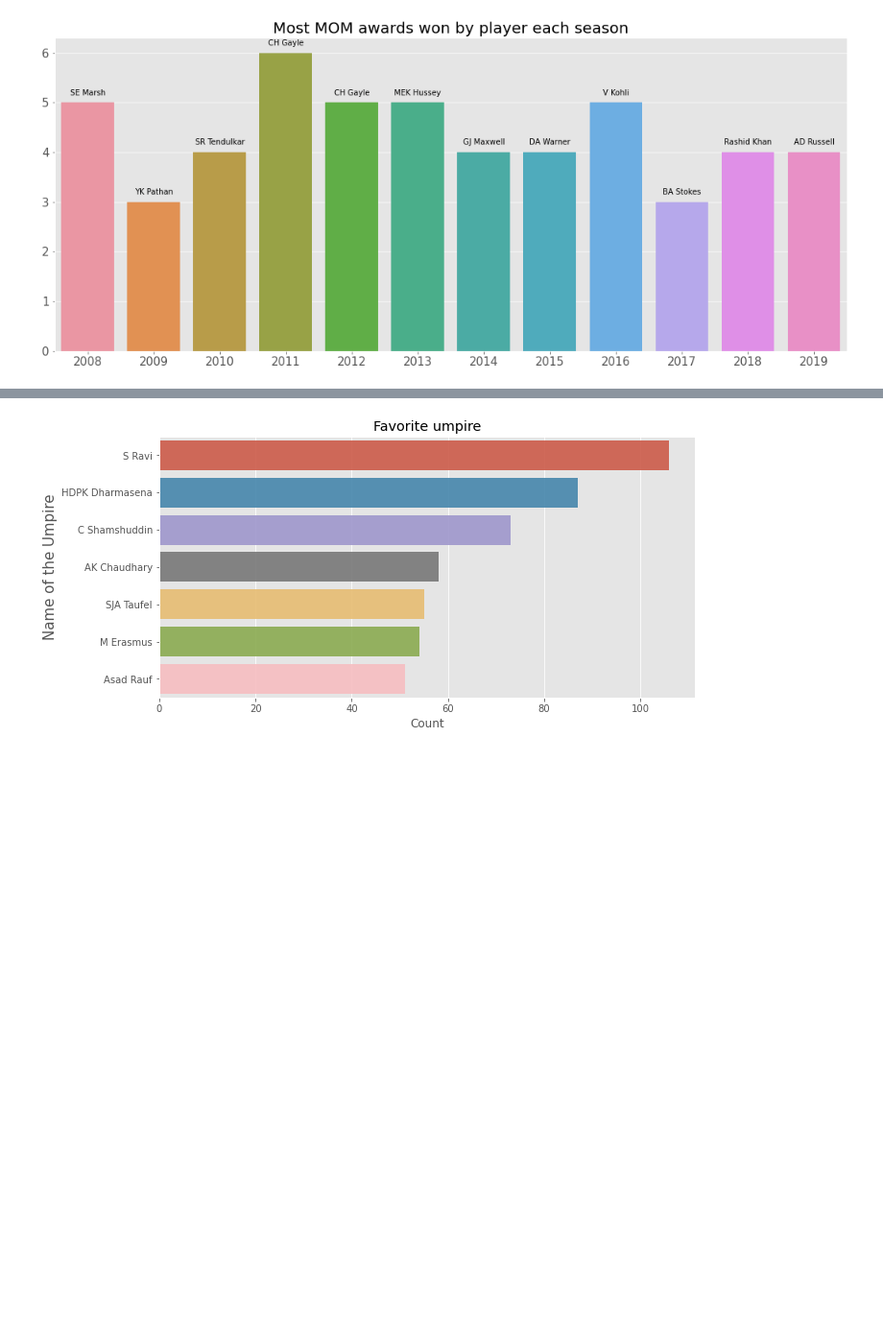
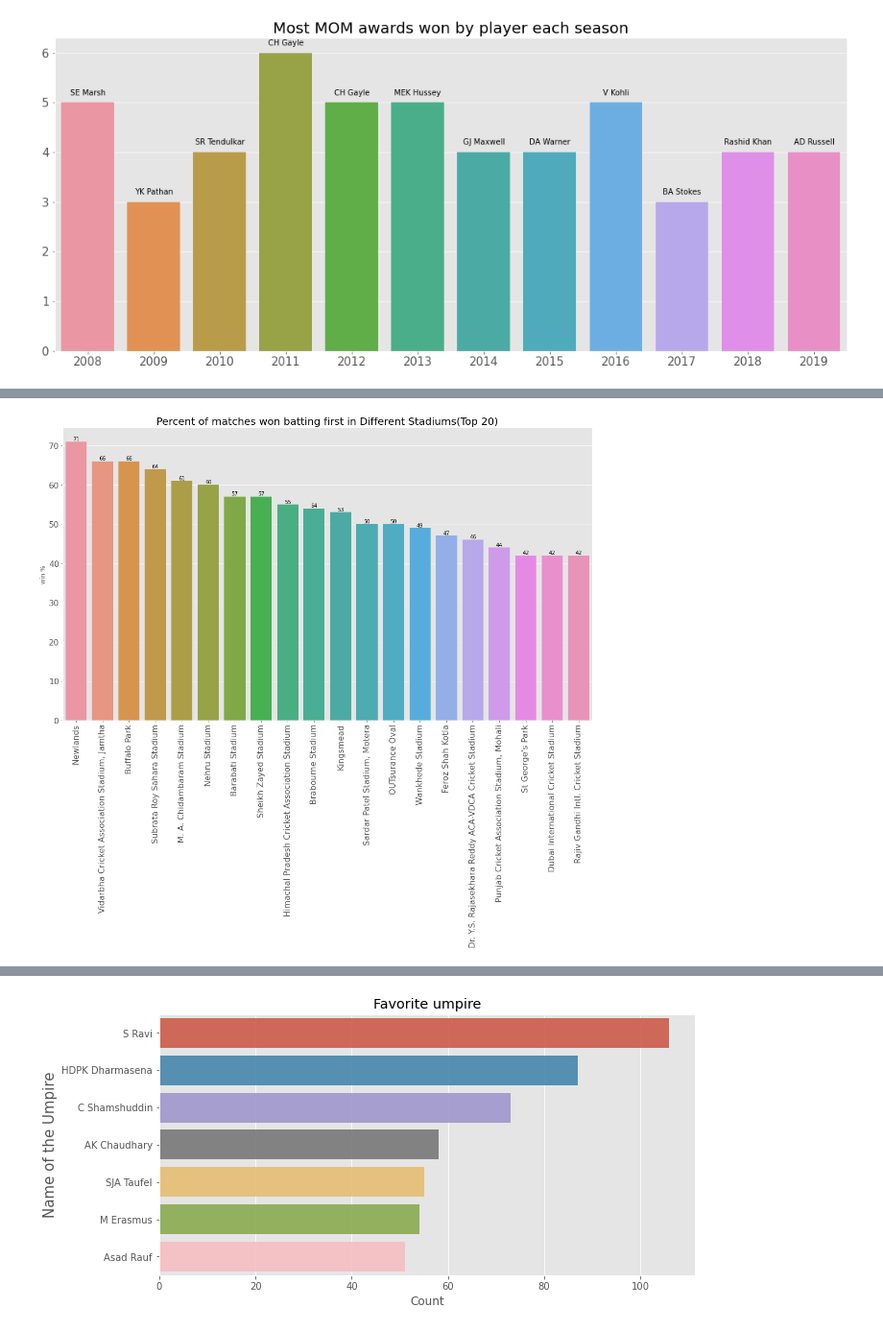
Before and after one commit to sakshamj74/IPL-Analysis, a Jupyter notebook: Matches.ipynb, the cells around one changed output, grey strips where cells are left out. Shown at 96% size. Drawn from its saved outputs; the diff is of its cells as text; code cells hidden in the pictures; blank space fills up the shorter version.

```diff
--- a/Matches.ipynb
+++ b/Matches.ipynb
@@ -429 +429,35 @@ for p in ax.patches:
+# %%
+df = pd.DataFrame()
+df1 = pd.DataFrame()
+chunks = []
+chunks.append(matches['toss_winner'][matches['toss_decision']=='bat'])
+chunks.append(matches['team2'][(matches['toss_decision']=='field') & (matches['toss_winner'] == matches['team1'])])
+chunks.append(matches['team1'][(matches['toss_decision']=='field') & (matches['toss_winner'] == matches['team2'])])
+
+df = pd.DataFrame(pd.concat(chunks))
+df = df.sort_index()
+df.columns = ['team']
+
+indexes = df[(df['team'] == matches['winner'])&(df.index == matches.index)].index
+
+df1['venue'] = matches['venue'].value_counts()
+df1['win_count'] = matches[matches.index.isin(indexes)]['venue'].value_counts()
+df1['win %'] = 100 * df1['win_count']/df1['venue']
+df1 = df1.sort_values(by = ['win %'],ascending = False)
+df1 = df1[:20]
+winPercent = df1['win %'].astype('int')
+plt.style.use('ggplot')
+fig=plt.gcf()
+fig.set_size_inches(18.5,10.5)
+plt.xticks(rotation=90,fontsize=16)
+plt.yticks(fontsize=16)
+plt.title("Percent of matches won batting first in Different Stadiums(Top 20)",fontsize=20)
+ax=sns.barplot(df1[:20].index,winPercent[:20])
+count=0
+for p in ax.patches:
+    height = p.get_height()
+    ax.text(p.get_x()+p.get_width()/2.,height + 0.3,winPercent[:20].iloc[count],ha="center")
+    count+=1
+# %% [output]
+[figure, added]
 # %%
```
Also changed, not shown: parts of 6 cells of this notebook.
